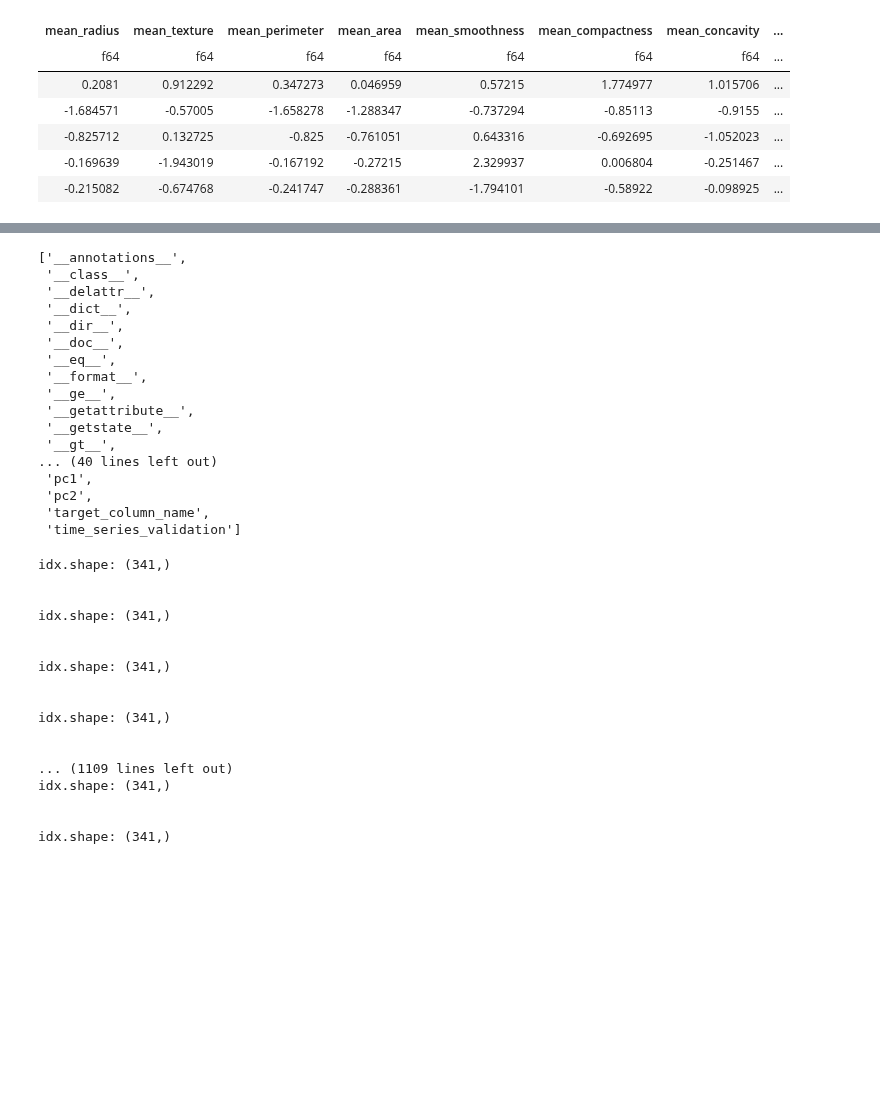
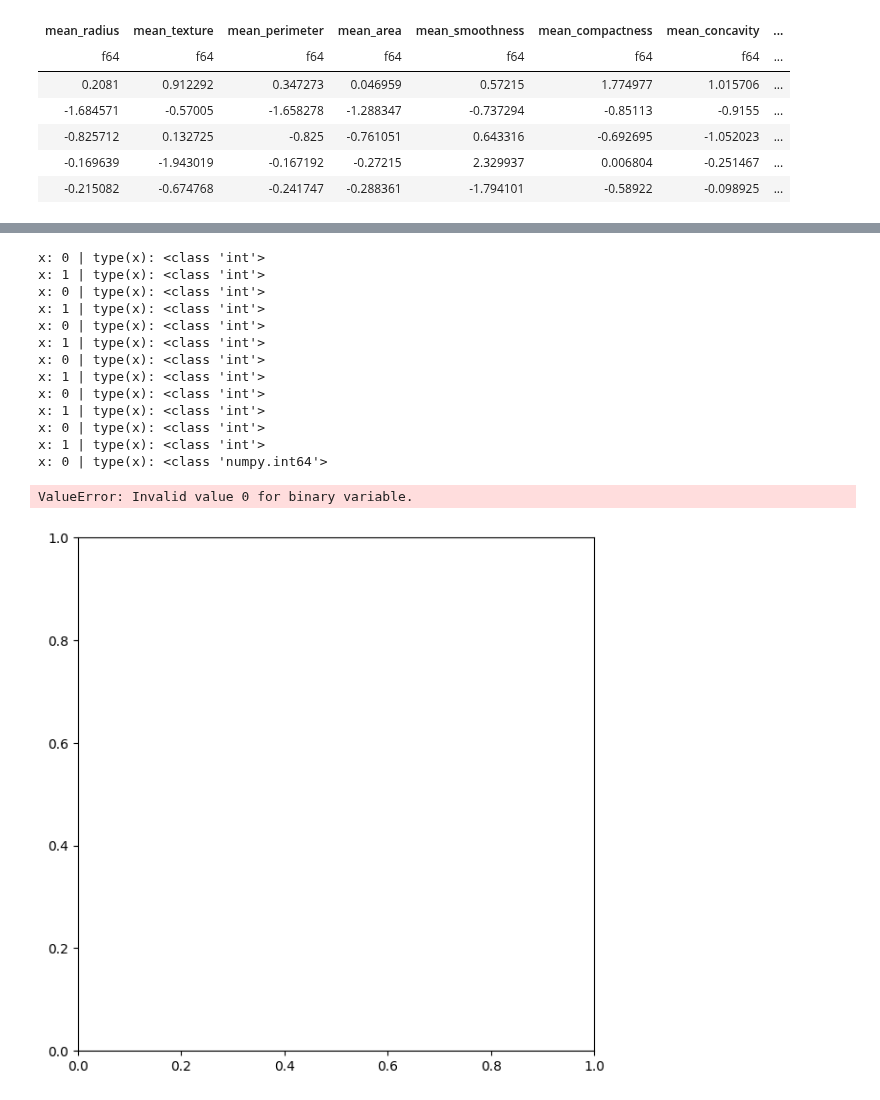
Before and after one commit to predictables/predictables, a Jupyter notebook: dev_univariate.ipynb, the cells around one changed output, grey strips where cells are left out. Drawn from its saved outputs; the diff is of its cells as text; code cells hidden in the pictures; blank space fills up the shorter version.

```diff
--- a/dev_univariate.ipynb
+++ b/dev_univariate.ipynb
@@ -92,7 +107,7 @@ ua = UnivariateAnalysis(
     df_train=df_train,
     df_val=df_val,
     target_column_name="y",
-    feature_column_names=df_train.columns[:5] + df_train.columns[-4:-2],
+    feature_column_names=df_train.columns[:-2],
     cv_column_name="fold",
     time_series_validation=False,
 )
@@ -99,40 +132,18 @@ ua = UnivariateAnalysis(
-# %%
-dir(ua)
-# %% [output]
-['__annotations__',
- '__class__',
- '__delattr__',
- '__dict__',
- '__dir__',
- '__doc__',
- '__eq__',
- '__format__',
- '__ge__',
- '__getattribute__',
- '__getstate__',
- '__gt__',
-... (40 lines left out)
- 'pc1',
- 'pc2',
- 'target_column_name',
- 'time_series_validation']
 # %%
-ua.build_report("cancer.pdf", max_per_file=20)
+ua.build_report("cancer.pdf", max_per_file=15)
 # %% [output]
-idx.shape: (341,)
-
-
-idx.shape: (341,)
-
-
-idx.shape: (341,)
-
-
-idx.shape: (341,)
-
-
-... (1109 lines left out)
-idx.shape: (341,)
-
-
-idx.shape: (341,)
+x: 0 | type(x): <class 'int'>
+x: 1 | type(x): <class 'int'>
+x: 0 | type(x): <class 'int'>
+x: 1 | type(x): <class 'int'>
+x: 0 | type(x): <class 'int'>
+x: 1 | type(x): <class 'int'>
+x: 0 | type(x): <class 'int'>
+x: 1 | type(x): <class 'int'>
+x: 0 | type(x): <class 'int'>
+x: 1 | type(x): <class 'int'>
+x: 0 | type(x): <class 'int'>
+x: 1 | type(x): <class 'int'>
+x: 0 | type(x): <class 'numpy.int64'>
+ValueError: Invalid value 0 for binary variable.
+[figure, added]
```
Also changed, not shown: parts of 4 cells of this notebook, 6 other files.
